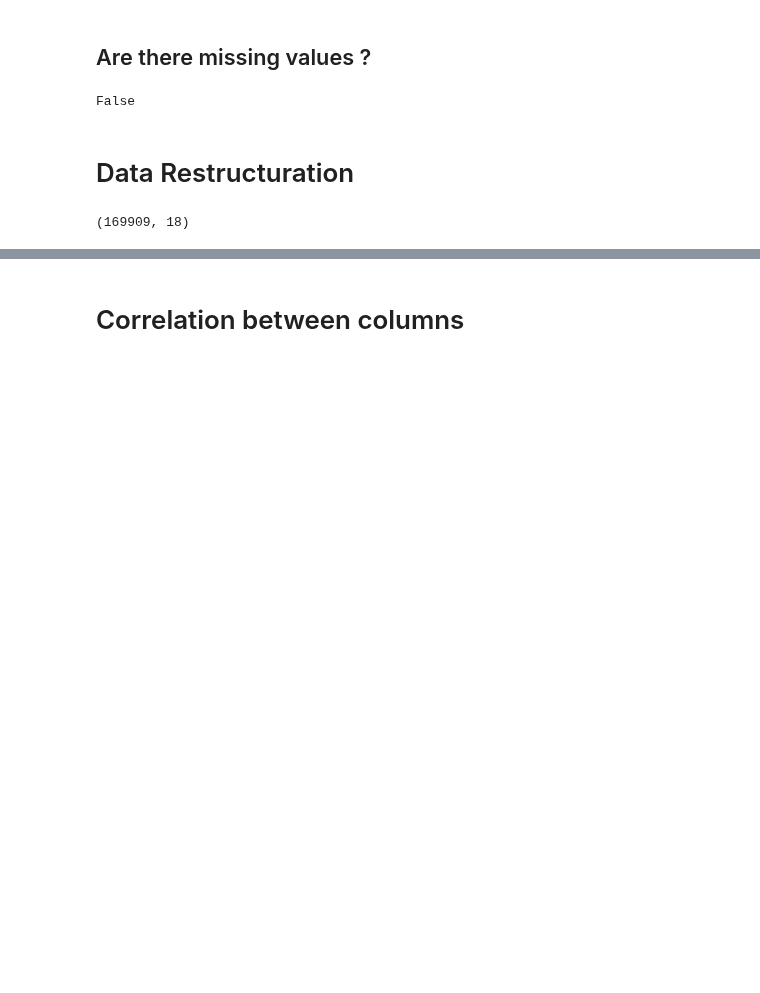
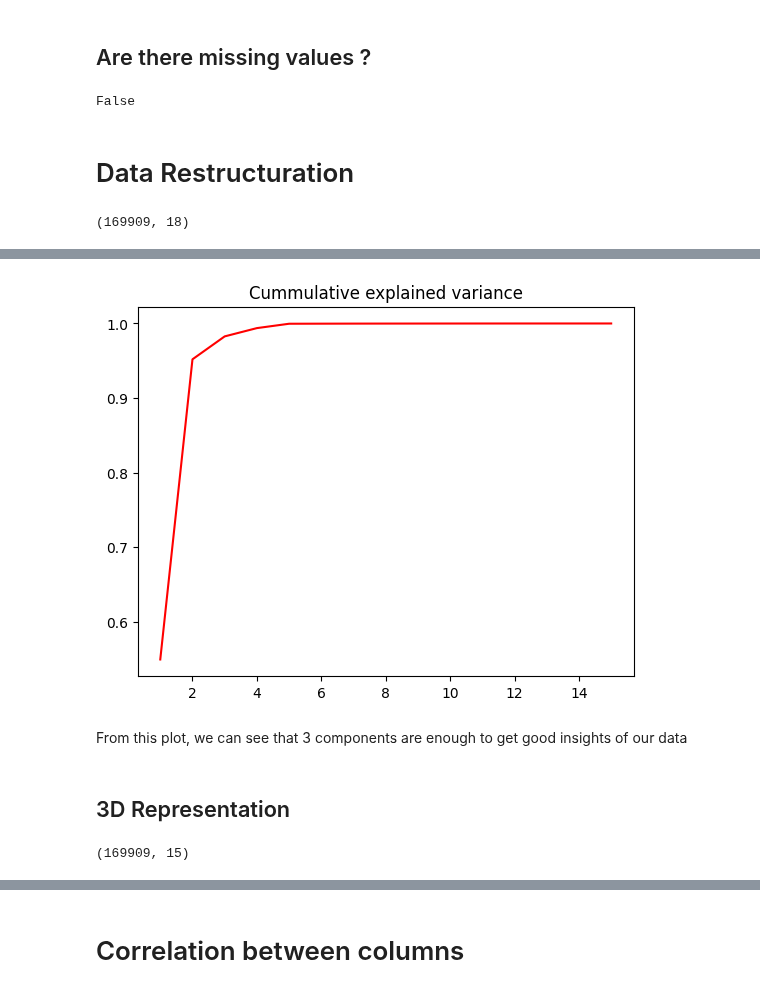
Before and after one commit to Manuela-AYO/DAProject2022, a Jupyter notebook: spotifyAnalysis.ipynb, the cells around one changed output, grey strips where cells are left out. Saved outputs shown, nothing was run; the diff lists cells and outputs as text; code cells hidden in the pictures; blank space fills up the shorter version.

```diff
--- a/spotifyAnalysis.ipynb
+++ b/spotifyAnalysis.ipynb
@@ -78,0 +167,15 @@ new_df.shape
+# %%
+# let us take a look to the cumulative explained variance
+plt.title("Cummulative explained variance")
+plt.plot(range(1, nb_sing_values+1), np.cumsum(pca.explained_variance_ratio_), c="r")
+plt.show()
+# %% [output]
+[figure, added]
+# %% [markdown]
+From this plot, we can see that 3 components are enough to get good insights of our data
+# %% [markdown]
+## 3D Representation
+# %%
+pca_model.shape
+# %% [output]
+(169909, 15)
```
Also changed, not shown: parts of 22 cells of this notebook.
